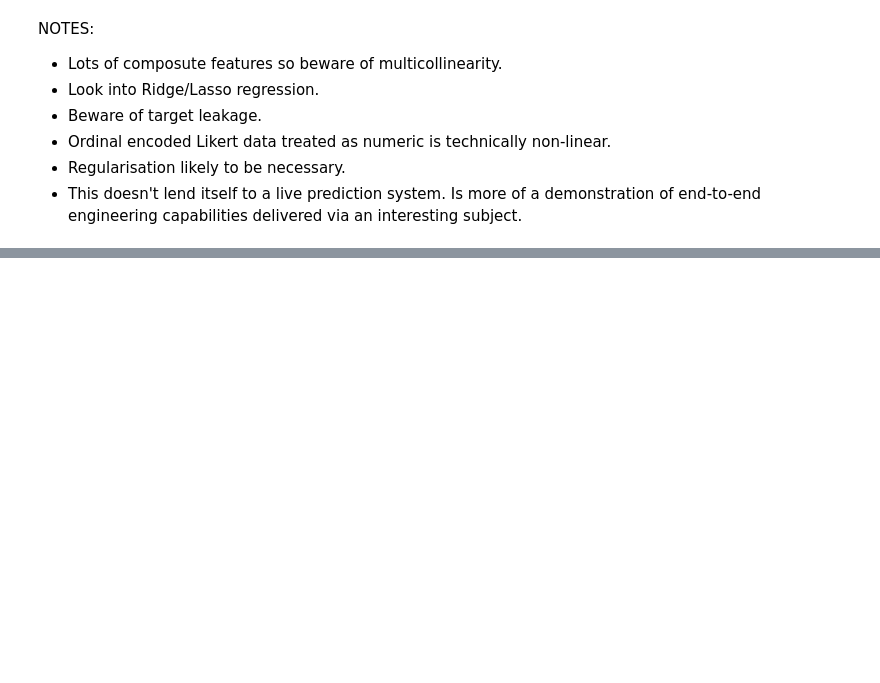
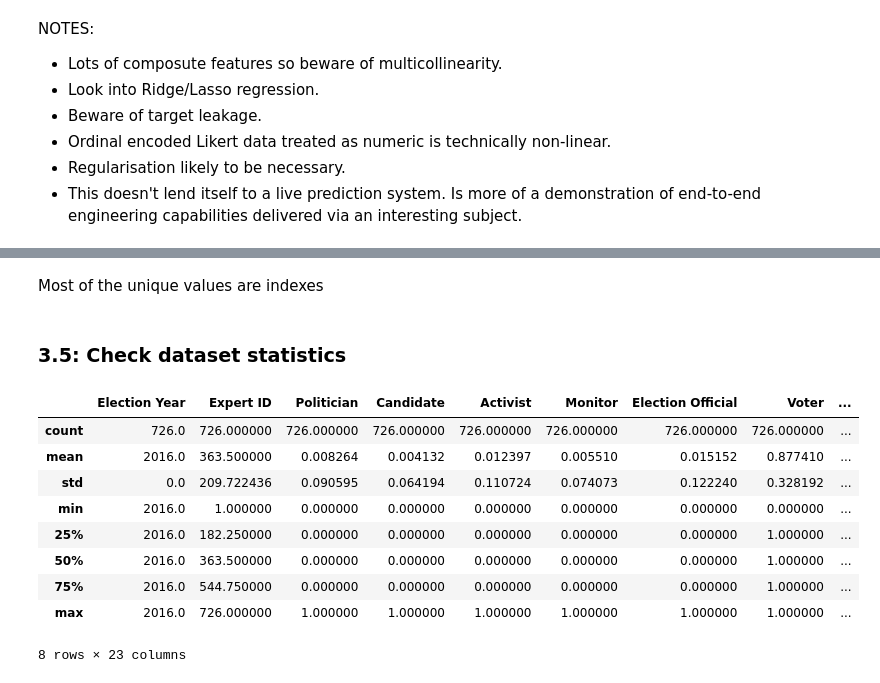
Before and after one commit to charlottedavidson524/2016_US_Election_ML, a Jupyter notebook: notebook/EDA.ipynb, the cells around one changed output, grey strips where cells are left out. Drawn from its saved outputs; the diff is of its cells as text; code cells hidden in the pictures; blank space fills up the shorter version.

Commit message:
Data checks

```diff
--- a/notebook/EDA.ipynb
+++ b/notebook/EDA.ipynb
@@ -196,0 +261,4 @@ NOTES:
+# %%
+# Impute zeros into missing values for binary indicators
+role_cols = ['Politician', 'Candidate', 'Activist', 'Monitor', 'Election Official', 'Voter', 'Citizen']
+df[role_cols] = df[role_cols].fillna(0)
@@ -196,0 +350,18 @@ NOTES:
+# %% [markdown]
+Most of the unique values are indexes
+# %% [markdown]
+### 3.5: Check dataset statistics
+# %%
+# Check dataset statistics
+df.describe()
+# %% [output]
+|  | Election Year | Expert ID | Politician | Candidate | Activist | Monitor | Election Official | Voter | ... |
+| count | 726.0 | 726.000000 | 726.000000 | 726.000000 | 726.000000 | 726.000000 | 726.000000 | 726.000000 | ... |
+| mean | 2016.0 | 363.500000 | 0.008264 | 0.004132 | 0.012397 | 0.005510 | 0.015152 | 0.877410 | ... |
+| std | 0.0 | 209.722436 | 0.090595 | 0.064194 | 0.110724 | 0.074073 | 0.122240 | 0.328192 | ... |
+| min | 2016.0 | 1.000000 | 0.000000 | 0.000000 | 0.000000 | 0.000000 | 0.000000 | 0.000000 | ... |
+| 25% | 2016.0 | 182.250000 | 0.000000 | 0.000000 | 0.000000 | 0.000000 | 0.000000 | 1.000000 | ... |
+| 50% | 2016.0 | 363.500000 | 0.000000 | 0.000000 | 0.000000 | 0.000000 | 0.000000 | 1.000000 | ... |
+| 75% | 2016.0 | 544.750000 | 0.000000 | 0.000000 | 0.000000 | 0.000000 | 0.000000 | 1.000000 | ... |
+| max | 2016.0 | 726.000000 | 1.000000 | 1.000000 | 1.000000 | 1.000000 | 1.000000 | 1.000000 | ... |
+8 rows × 23 columns
```
Also changed, not shown: parts of 18 cells of this notebook.
